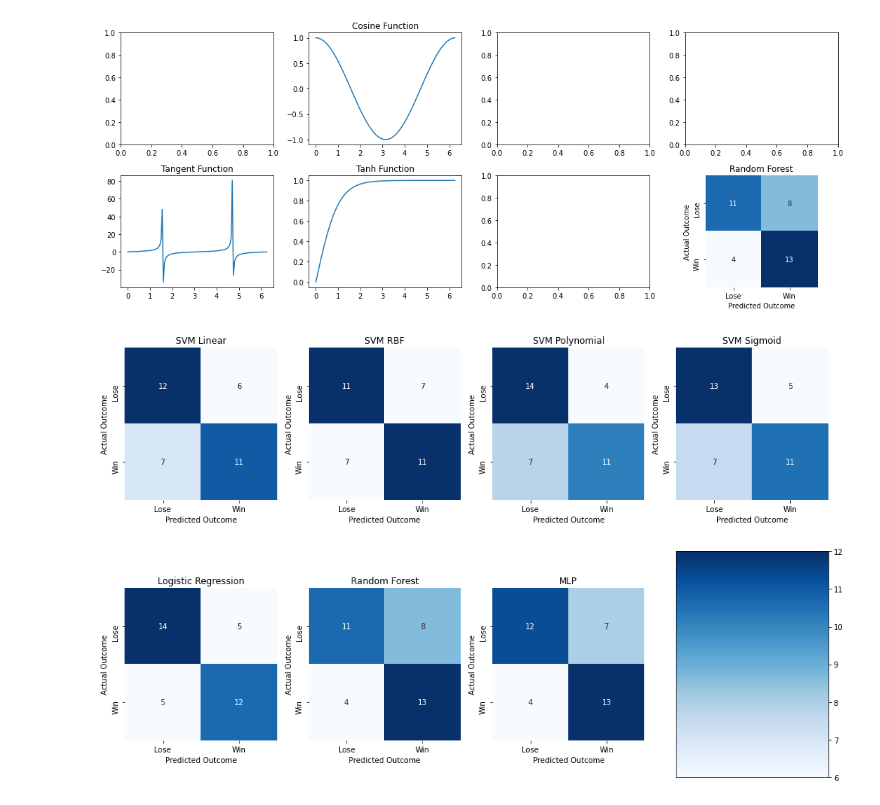
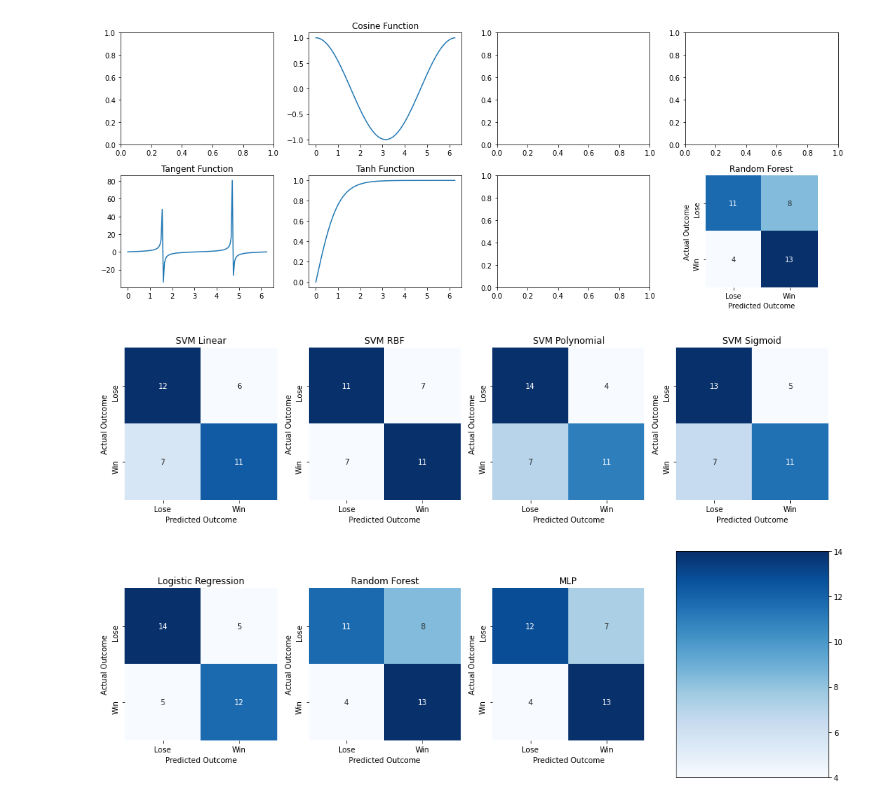
Before and after one commit to schiang28/Rouse, a Jupyter notebook: confusionmatrix.ipynb, the cells around one changed output. Drawn from its saved outputs; the diff is of its cells as text; code cells hidden in the pictures.

```diff
--- a/confusionmatrix.ipynb
+++ b/confusionmatrix.ipynb
@@ -158,32 +158,32 @@ heatmap(np.array([[11,  7],
 heatmap(np.array([[14, 4],
        [ 7, 11]]),0,2)
 heatmap(np.array([[13, 5],
        [ 7, 11]]),0,3)
 heatmap(np.array([[14, 5],
        [ 5, 12]]),1,0)
 heatmap(np.array([[12, 7],
        [ 4, 13]]),1,2)
 
 
 for i in range(2):
     for j in range(3):
         axs[i,j].set_xlabel('Predicted Outcome')
         axs[i,j].set_ylabel('Actual Outcome')
 axs[0,3].set_xlabel('Predicted Outcome')
 axs[0,3].set_ylabel('Actual Outcome')
 
 axs[0,0].set_title('SVM Linear')
 axs[0,1].set_title('SVM RBF')
 axs[0,2].set_title('SVM Polynomial')
 axs[0,3].set_title('SVM Sigmoid')
 axs[1,0].set_title('Logistic Regression')
 axs[1,1].set_title('Random Forest')
 axs[1,2].set_title('MLP')
 
 
-fig.colorbar(axs[0,0].collections[0], cax=axs[1,3])
+fig.colorbar(axs[0,2].collections[0], cax=axs[1,3])
 plt.savefig('confusionmatrices.pdf', dpi=300)
 fig.tight_layout()
 plt.show()
 # %% [output]
-[figure, old version]
+[figure, new version]
```
Also changed, not shown: 1 other file.
